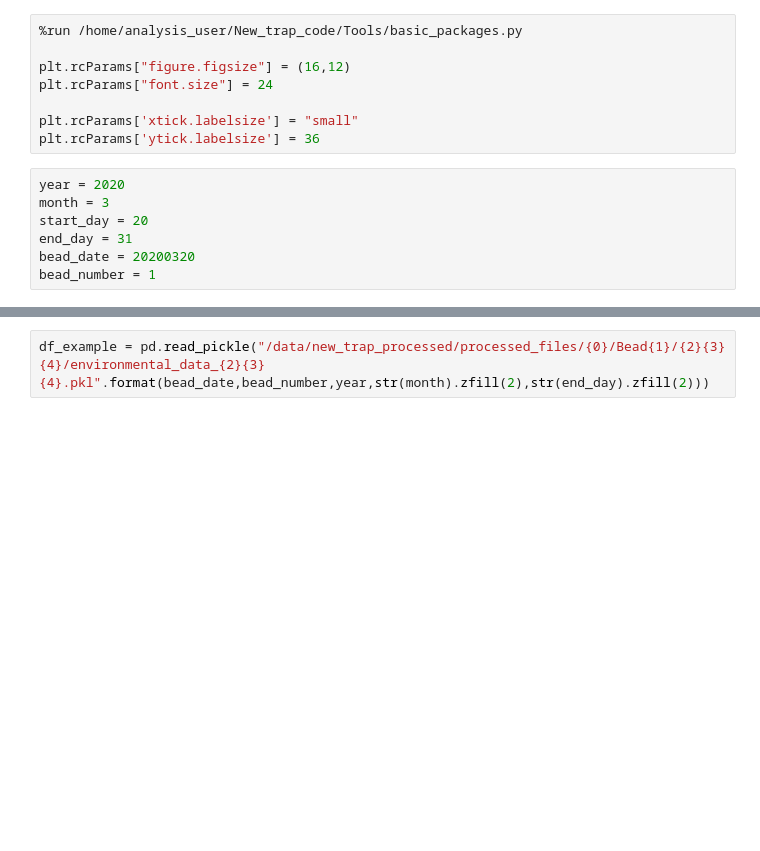
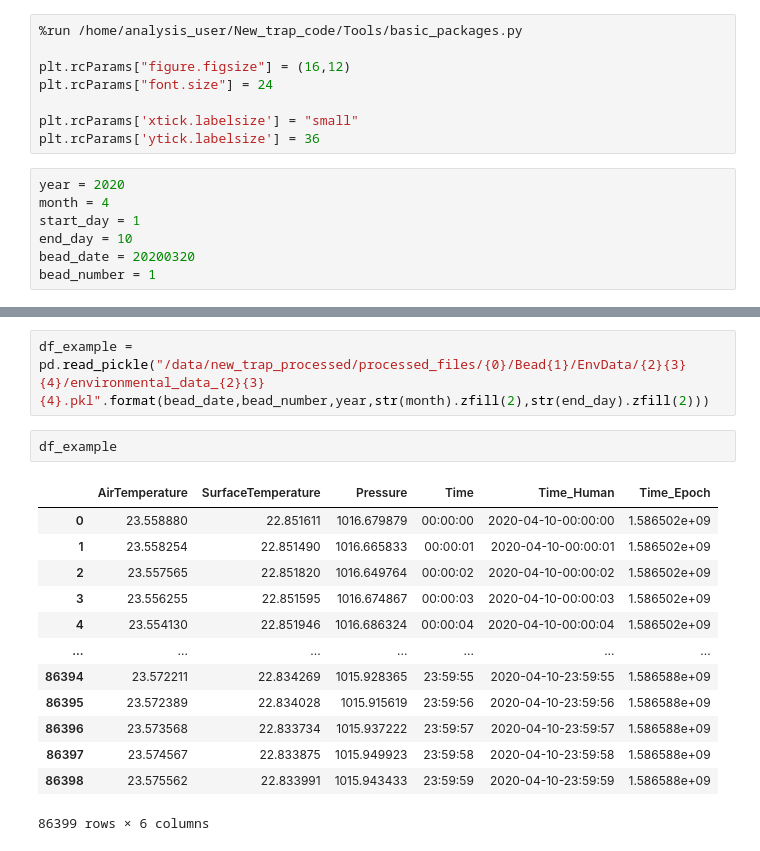
Before and after one commit to stanfordbeads/New_trap_code, a Jupyter notebook: Scripts/Temperature_Processor_Script_v1_20200424.ipynb, the cells around one changed output, grey strips where cells are left out. Saved outputs shown, nothing was run; the diff lists cells and outputs as text; blank space fills up the shorter version.

```diff
--- a/Scripts/Temperature_Processor_Script_v1_20200424.ipynb
+++ b/Scripts/Temperature_Processor_Script_v1_20200424.ipynb
@@ -8,9 +8,9 @@ plt.rcParams['xtick.labelsize'] = "small"
 plt.rcParams['ytick.labelsize'] = 36
 # %%
 year = 2020
-month = 3
-start_day = 20
-end_day = 31
+month = 4
+start_day = 1
+end_day = 10
 bead_date = 20200320
 bead_number = 1
 # %%
@@ -45,2 +30,18 @@ Done
 # %%
-df_example = pd.read_pickle("/data/new_trap_processed/processed_files/{0}/Bead{1}/{2}{3}{4}/environmental_data_{2}{3}{4}.pkl".format(bead_date,bead_number,year,str(month).zfill(2),str(end_day).zfill(2)))
+df_example = pd.read_pickle("/data/new_trap_processed/processed_files/{0}/Bead{1}/EnvData/{2}{3}{4}/environmental_data_{2}{3}{4}.pkl".format(bead_date,bead_number,year,str(month).zfill(2),str(end_day).zfill(2)))
+# %%
+df_example
+# %% [output]
+|  | AirTemperature | SurfaceTemperature | Pressure | Time | Time_Human | Time_Epoch |
+| 0 | 23.558880 | 22.851611 | 1016.679879 | 00:00:00 | 2020-04-10-00:00:00 | 1.586502e+09 |
+| 1 | 23.558254 | 22.851490 | 1016.665833 | 00:00:01 | 2020-04-10-00:00:01 | 1.586502e+09 |
+| 2 | 23.557565 | 22.851820 | 1016.649764 | 00:00:02 | 2020-04-10-00:00:02 | 1.586502e+09 |
+| 3 | 23.556255 | 22.851595 | 1016.674867 | 00:00:03 | 2020-04-10-00:00:03 | 1.586502e+09 |
+| 4 | 23.554130 | 22.851946 | 1016.686324 | 00:00:04 | 2020-04-10-00:00:04 | 1.586502e+09 |
+| ... | ... | ... | ... | ... | ... | ... |
+| 86394 | 23.572211 | 22.834269 | 1015.928365 | 23:59:55 | 2020-04-10-23:59:55 | 1.586588e+09 |
+| 86395 | 23.572389 | 22.834028 | 1015.915619 | 23:59:56 | 2020-04-10-23:59:56 | 1.586588e+09 |
+| 86396 | 23.573568 | 22.833734 | 1015.937222 | 23:59:57 | 2020-04-10-23:59:57 | 1.586588e+09 |
+| 86397 | 23.574567 | 22.833875 | 1015.949923 | 23:59:58 | 2020-04-10-23:59:58 | 1.586588e+09 |
+| 86398 | 23.575562 | 22.833991 | 1015.943433 | 23:59:59 | 2020-04-10-23:59:59 | 1.586588e+09 |
+86399 rows × 6 columns
```
Also changed, not shown: parts of 1 cell of this notebook, 6 other files.
